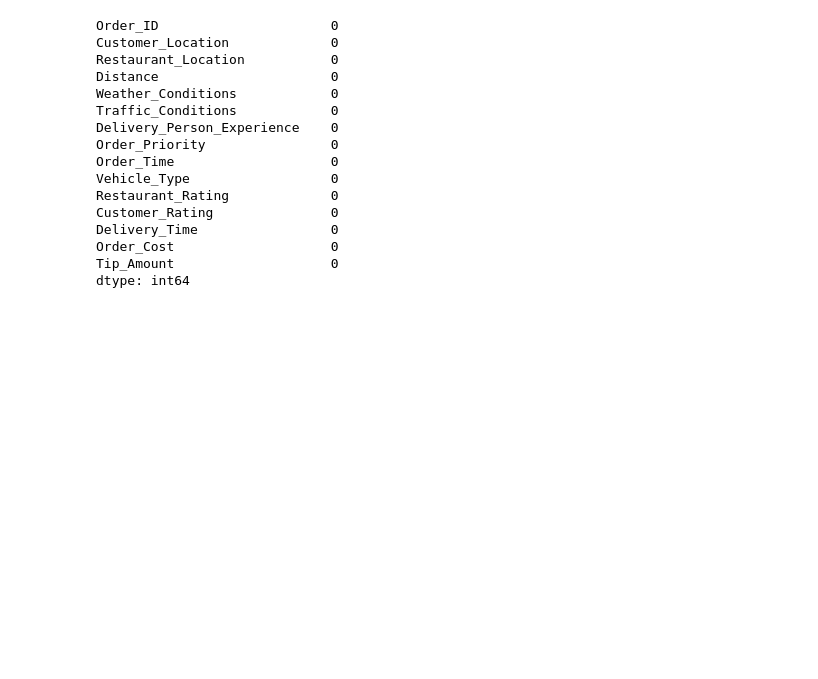
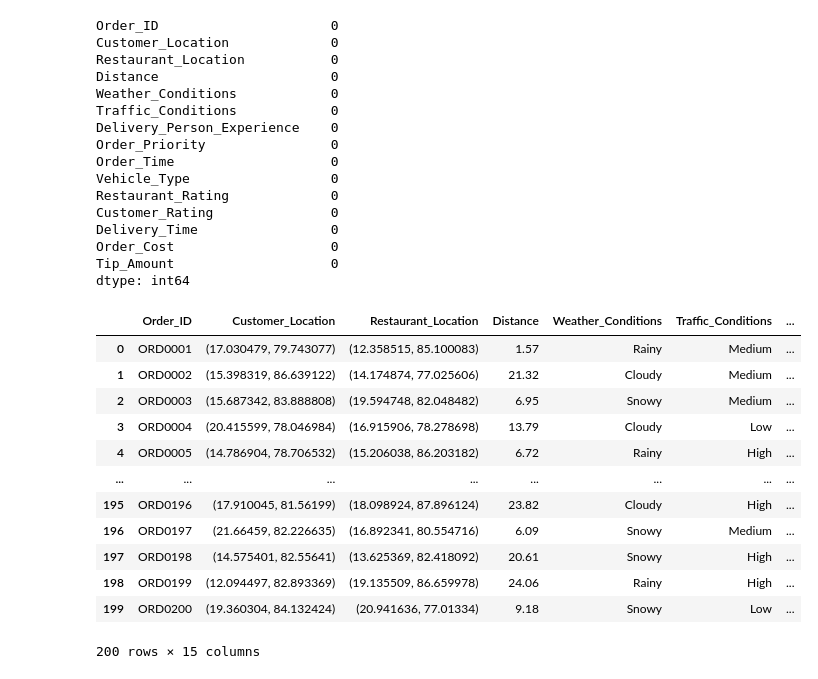
Before and after one commit to Dnyaneshwar-Markad/Food-Delivery, a Jupyter notebook: Assignment7.ipynb, the cells around one changed output. Cells and saved outputs as stored; diff of their text form; code cells hidden in the pictures; blank space fills up the shorter version.

```diff
--- a/Assignment7.ipynb
+++ b/Assignment7.ipynb
@@ -26,3 +26,18 @@ Tip_Amount                    0
 dtype: int64
 # %%
 df = df.dropna()  # or df.fillna(df.mean())
+df
+# %% [output]
+|  | Order_ID | Customer_Location | Restaurant_Location | Distance | Weather_Conditions | Traffic_Conditions | ... |
+| 0 | ORD0001 | (17.030479, 79.743077) | (12.358515, 85.100083) | 1.57 | Rainy | Medium | ... |
+| 1 | ORD0002 | (15.398319, 86.639122) | (14.174874, 77.025606) | 21.32 | Cloudy | Medium | ... |
+| 2 | ORD0003 | (15.687342, 83.888808) | (19.594748, 82.048482) | 6.95 | Snowy | Medium | ... |
+| 3 | ORD0004 | (20.415599, 78.046984) | (16.915906, 78.278698) | 13.79 | Cloudy | Low | ... |
+| 4 | ORD0005 | (14.786904, 78.706532) | (15.206038, 86.203182) | 6.72 | Rainy | High | ... |
+| ... | ... | ... | ... | ... | ... | ... | ... |
+| 195 | ORD0196 | (17.910045, 81.56199) | (18.098924, 87.896124) | 23.82 | Cloudy | High | ... |
+| 196 | ORD0197 | (21.66459, 82.226635) | (16.892341, 80.554716) | 6.09 | Snowy | Medium | ... |
+| 197 | ORD0198 | (14.575401, 82.55641) | (13.625369, 82.418092) | 20.61 | Snowy | High | ... |
+| 198 | ORD0199 | (12.094497, 82.893369) | (19.135509, 86.659978) | 24.06 | Rainy | High | ... |
+| 199 | ORD0200 | (19.360304, 84.132424) | (20.941636, 77.01334) | 9.18 | Snowy | Low | ... |
+200 rows × 15 columns
```
Also changed, not shown: parts of 23 cells of this notebook.
